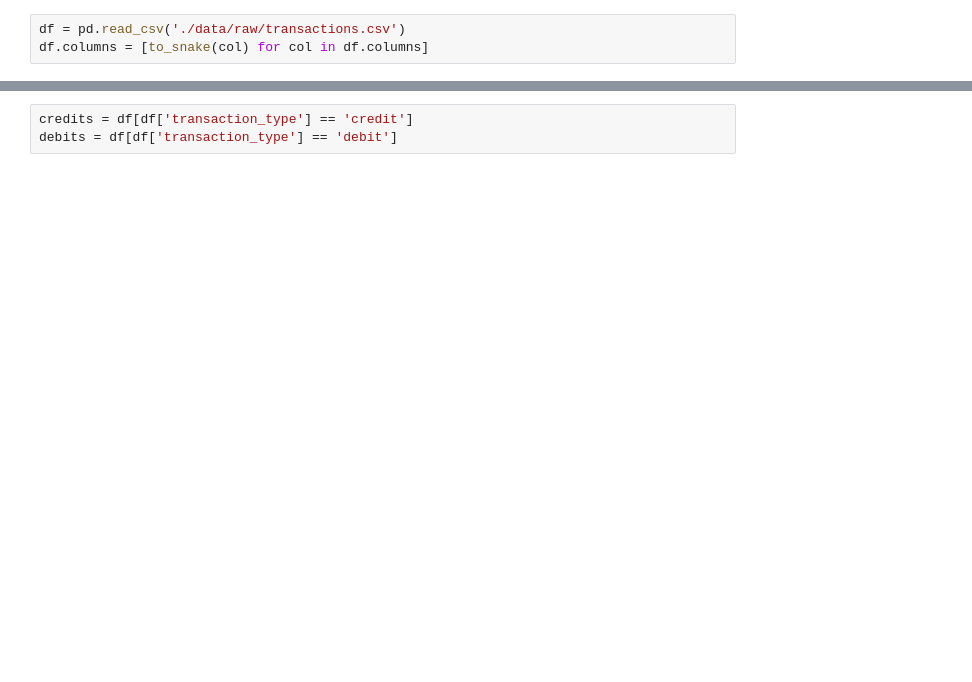
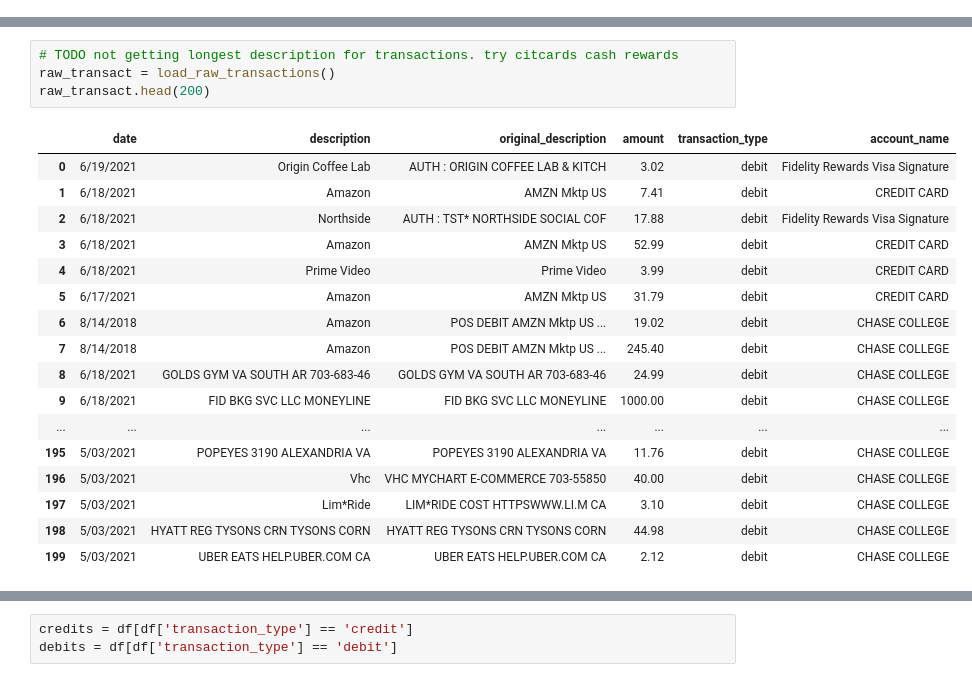
Before and after one commit to calebcrouse3/spending-tracker, a Jupyter notebook: notebook.ipynb, the cells around one changed output, grey strips where cells are left out. Drawn from its saved outputs; the diff is of its cells as text; blank space fills up the shorter version.

```diff
--- a/notebook.ipynb
+++ b/notebook.ipynb
@@ -85,3 +14,0 @@ df.head()
-# %%
-df = pd.read_csv('./data/raw/transactions.csv')
-df.columns = [to_snake(col) for col in df.columns]
@@ -102,0 +117,22 @@ df.head()
+# %%
+# TODO not getting longest description for transactions. try citcards cash rewards
+raw_transact = load_raw_transactions()
+raw_transact.head(200)
+# %% [output]
+|  | date | description | original_description | amount | transaction_type | account_name |
+| 0 | 6/19/2021 | Origin Coffee Lab | AUTH : ORIGIN COFFEE LAB & KITCH | 3.02 | debit | Fidelity Rewards Visa Signature |
+| 1 | 6/18/2021 | Amazon | AMZN Mktp US | 7.41 | debit | CREDIT CARD |
+| 2 | 6/18/2021 | Northside | AUTH : TST* NORTHSIDE SOCIAL COF | 17.88 | debit | Fidelity Rewards Visa Signature |
+| 3 | 6/18/2021 | Amazon | AMZN Mktp US | 52.99 | debit | CREDIT CARD |
+| 4 | 6/18/2021 | Prime Video | Prime Video | 3.99 | debit | CREDIT CARD |
+| 5 | 6/17/2021 | Amazon | AMZN Mktp US | 31.79 | debit | CREDIT CARD |
+| 6 | 8/14/2018 | Amazon | POS DEBIT AMZN Mktp US ... | 19.02 | debit | CHASE COLLEGE |
+| 7 | 8/14/2018 | Amazon | POS DEBIT AMZN Mktp US ... | 245.40 | debit | CHASE COLLEGE |
+| 8 | 6/18/2021 | GOLDS GYM VA SOUTH AR 703-683-46 | GOLDS GYM VA SOUTH AR 703-683-46 | 24.99 | debit | CHASE COLLEGE |
+| 9 | 6/18/2021 | FID BKG SVC LLC MONEYLINE | FID BKG SVC LLC MONEYLINE | 1000.00 | debit | CHASE COLLEGE |
+| ... | ... | ... | ... | ... | ... | ... |
+| 195 | 5/03/2021 | POPEYES 3190 ALEXANDRIA VA | POPEYES 3190 ALEXANDRIA VA | 11.76 | debit | CHASE COLLEGE |
+| 196 | 5/03/2021 | Vhc | VHC MYCHART E-COMMERCE 703-55850 | 40.00 | debit | CHASE COLLEGE |
+| 197 | 5/03/2021 | Lim*Ride | LIM*RIDE COST HTTPSWWW.LI.M CA | 3.10 | debit | CHASE COLLEGE |
+| 198 | 5/03/2021 | HYATT REG TYSONS CRN TYSONS CORN | HYATT REG TYSONS CRN TYSONS CORN | 44.98 | debit | CHASE COLLEGE |
+| 199 | 5/03/2021 | UBER EATS HELP.UBER.COM CA | UBER EATS HELP.UBER.COM CA | 2.12 | debit | CHASE COLLEGE |
```
Also changed, not shown: parts of 22 cells of this notebook, 3 other files.
